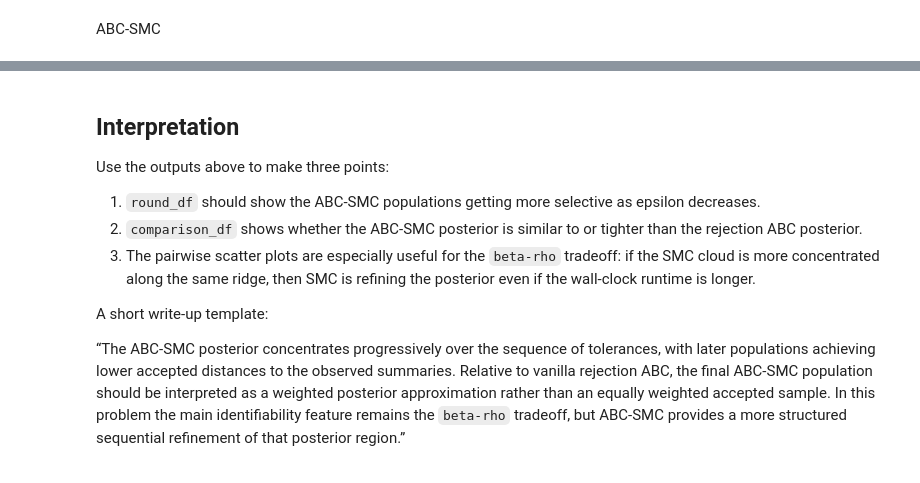
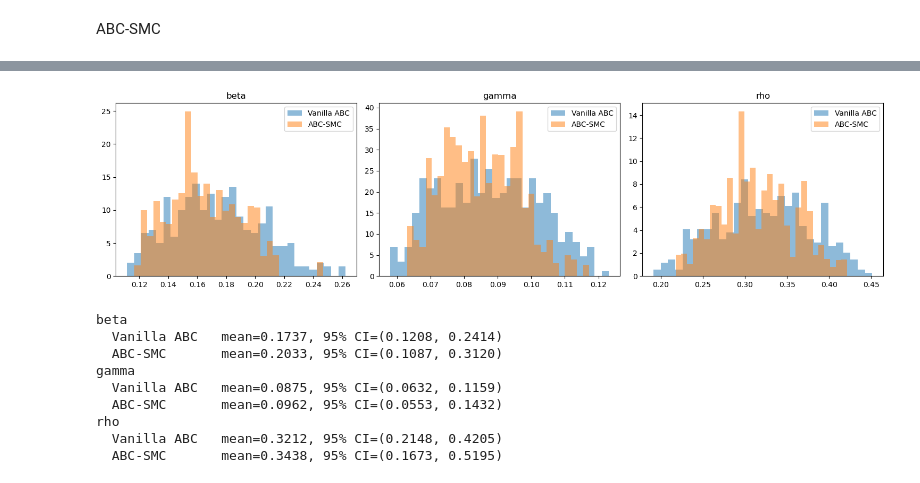
Before and after one commit to rooderich/ST3247_Assignment_Sem2_25-26, a Jupyter notebook: ABC_SMC2.ipynb, the cells around one changed output, grey strips where cells are left out. Saved outputs shown, nothing was run; the diff lists cells and outputs as text; code cells hidden in the pictures.

```diff
--- a/ABC_SMC2.ipynb
+++ b/ABC_SMC2.ipynb
@@ -336,20 +398,14 @@ comparison_df
 # %%
-pairs = [("beta", "gamma"), ("beta", "rho"), ("gamma", "rho")]
-fig, axes = plt.subplots(1, 3, figsize=(15, 4.5))
+params = ["beta", "gamma", "rho"]
 
-for ax, (x_name, y_name) in zip(axes, pairs):
-    ax.scatter(rejection_full[x_name], rejection_full[y_name], s=16, alpha=0.25, label="Rejection ABC (1%)")
-    ax.scatter(
-        smc_df[x_name],
-        smc_df[y_name],
-        s=40 + 200 * smc_df["weight"],
-        alpha=0.7,
-        label="ABC-SMC",
-    )
-    ax.set_xlabel(x_name)
-    ax.set_ylabel(y_name)
-    ax.set_title(f"{x_name} vs {y_name}")
-    ax.legend()
+fig, axes = plt.subplots(1, 3, figsize=(15,4))
+for i, p in enumerate(params):
+    axes[i].hist(vanilla_df[p], bins=30, density=True, alpha=0.5, label="Vanilla ABC")
+    axes[i].hist(smc_df[p], bins=30, weights=smc_df["weight"], density=True, alpha=0.5, label="ABC-SMC")
+    axes[i].set_title(p)
+    axes[i].legend()
 
 plt.tight_layout()
 plt.show()
+# %% [output]
+[figure, added]
@@ -388,12 +412,42 @@ summary_comparison
-# %% [markdown]
-## Interpretation
-
-Use the outputs above to make three points:
-
-1. `round_df` should show the ABC-SMC populations getting more selective as epsilon decreases.
-2. `comparison_df` shows whether the ABC-SMC posterior is similar to or tighter than the rejection ABC posterior.
-3. The pairwise scatter plots are especially useful for the `beta-rho` tradeoff: if the SMC cloud is more concentrated along the same ridge, then SMC is refining the posterior even if the wall-clock runtime is longer.
-
-A short write-up template:
-
-“The ABC-SMC posterior concentrates progressively over the sequence of tolerances, with later populations achieving lower accepted distances to the observed summaries. Relative to vanilla rejection ABC, the final ABC-SMC population should be interpreted as a weighted posterior approximation rather than an equally weighted accepted sample. In this problem the main identifiability feature remains the `beta-rho` tradeoff, but ABC-SMC provides a more structured sequential refinement of that posterior region.”
+# %%
+import numpy as np
+
+def weighted_quantile(values, quantiles, sample_weight=None):
+    values = np.asarray(values)
+    quantiles = np.asarray(quantiles)
+
+    if sample_weight is None:
+        sample_weight = np.ones(len(values))
+    sample_weight = np.asarray(sample_weight)
+
+    sorter = np.argsort(values)
+    values = values[sorter]
+    sample_weight = sample_weight[sorter]
+
+    cdf = np.cumsum(sample_weight)
+    cdf = cdf / cdf[-1]
+
+    return np.interp(quantiles, cdf, values)
+
+for p in params:
+    # vanilla
+    v_mean = vanilla_df[p].mean()
+    v_q = vanilla_df[p].quantile([0.025, 0.5, 0.975]).values
+
+    # smc
+    s_mean = np.average(smc_df[p], weights=smc_df["weight"])
+    s_q = weighted_quantile(smc_df[p], [0.025, 0.5, 0.975], sample_weight=smc_df["weight"])
+
+    print(f"{p}")
+    print(f"  Vanilla ABC   mean={v_mean:.4f}, 95% CI=({v_q[0]:.4f}, {v_q[2]:.4f})")
+    print(f"  ABC-SMC       mean={s_mean:.4f}, 95% CI=({s_q[0]:.4f}, {s_q[2]:.4f})")
+# %% [output]
+beta
+  Vanilla ABC   mean=0.1737, 95% CI=(0.1208, 0.2414)
+  ABC-SMC       mean=0.2033, 95% CI=(0.1087, 0.3120)
+gamma
+  Vanilla ABC   mean=0.0875, 95% CI=(0.0632, 0.1159)
+  ABC-SMC       mean=0.0962, 95% CI=(0.0553, 0.1432)
+rho
+  Vanilla ABC   mean=0.3212, 95% CI=(0.2148, 0.4205)
+  ABC-SMC       mean=0.3438, 95% CI=(0.1673, 0.5195)
```
Also changed, not shown: parts of 23 cells of this notebook.
